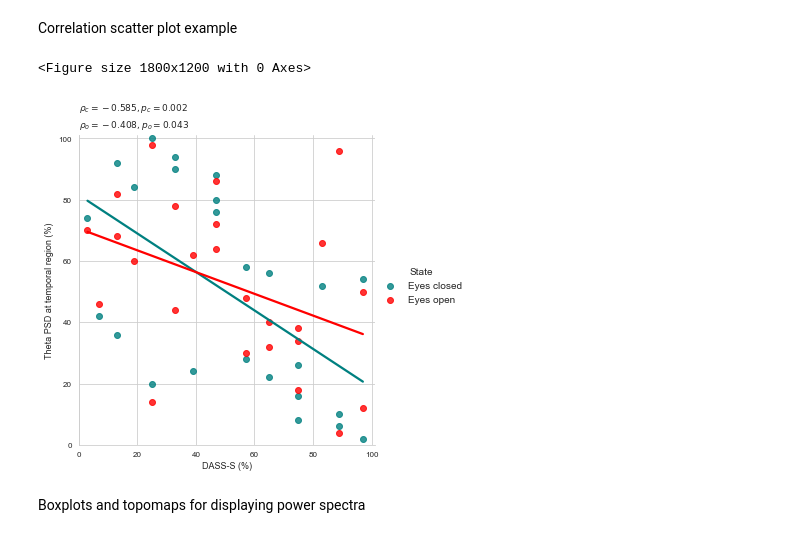
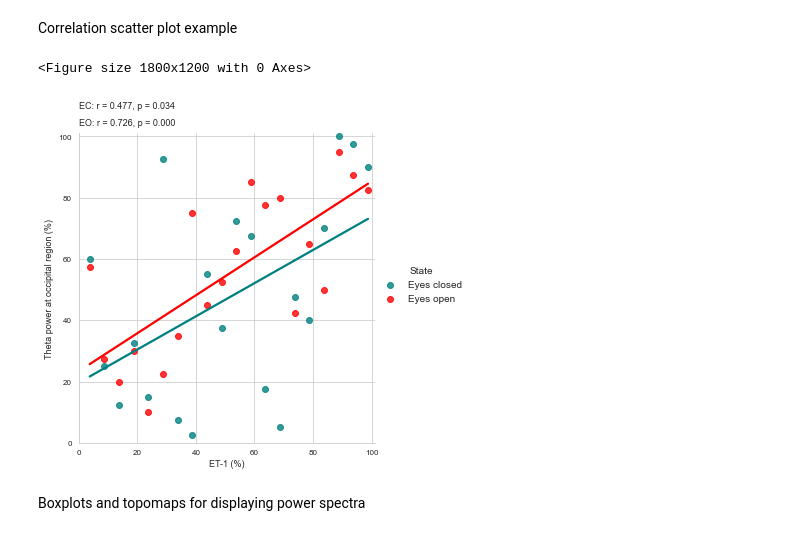
Before and after one commit to teanijarv/EEG-pyline, a Jupyter notebook: 03_datavisualisation.ipynb, the cells around one changed output. Drawn from its saved outputs; the diff is of its cells as text; code cells hidden in the pictures.

Commit message:
fooof analysis+small fixes
- created a new notebook for FOOOF analysis for aperiodic parameters estimation of PSD
- small edits, like plots optimization etc

```diff
--- a/03_datavisualisation.ipynb
+++ b/03_datavisualisation.ipynb
@@ -68,7 +68,8 @@ Wilcoxon: ['EO_06', 'EO_07'] High-Beta significant at ['F7']
 Wilcoxon: ['EO_06', 'EO_07'] Low-Beta significant at ['PO3' 'O1' 'Oz' 'PO4' 'P8']
 Wilcoxon: ['EO_00', 'EO_07'] Alpha significant at ['PO3']
 # %%
-clinical_data_path = r'C:\Users\TANIJARV\Downloads\Ketamine-SI project\eeg-pipeline\Data\clinicaldata.xlsx'
+#clinical_data_path = r'C:\Users\TANIJARV\Downloads\Ketamine-SI project\eeg-pipeline\Data\clinicaldata.xlsx'
+clinical_data_path = r'C:\Users\TANIJARV\Downloads\Ketamine-SI project\eeg-pipeline\Data\clinicaldata_wbiochem.xlsx'
 
 # Read clinical outcomes data and add it to the PSD data
 df_psd_reg_withclinical_ec = add_clinical_data_to_psd(df_psd_reg_ec,clinical_data_path,rstrip='_EC')
@@ -86,3 +87,6 @@ df_psd_withclinical_comparison_eo['State'] = 'Eyes open'
 df_psd_clinical_comparison = pd.concat([df_psd_withclinical_comparison_ec,df_psd_withclinical_comparison_eo])
 df_psd_clinical_comparison['Condition'] = df_psd_clinical_comparison['Condition']\
                                                 .str.replace(r'EC_', '').str.replace(r'EO_', '')
+
+# Remove subjects with missing data
+df_psd_clinical_comparison = df_psd_clinical_comparison.dropna()
@@ -91,14 +111,14 @@ df_psd_clinical_comparison['Condition'] = df_psd_clinical_comparison['Condition'
 # %% [markdown]
 Correlation scatter plot example
 # %%
-plot_correlation(df_psd_clinical_comparison,band='Theta',comparison_cond=['00','06'],region='Temporal',
-                  clinical_outcome='Dass21_stress',state=['Eyes closed','Eyes open'],
-                  labels=['DASS-S (%)','Theta PSD at temporal region (%)'],correlation='Spearman',
+plot_correlation(df_psd_clinical_comparison,band='Theta',comparison_cond=['00','06'],region='Occipital',
+                  clinical_outcome='ET-1',state=['Eyes closed','Eyes open'],
+                  labels=['ET-1 (%)','Theta power at occipital region (%)'],correlation='Spearman',
                   fnt=['sans-serif',9,8],color_palette=["#008080","#ff0000"],title=False,
-                  trend_line_ci=[True,None],legend=True,export=True)
+                  trend_line_ci=[True,None],legend=True,export=False)
 # %% [output]
 <Figure size 1800x1200 with 0 Axes>
-[figure, old version]
+[figure, new version]
 # %% [markdown]
 Boxplots and topomaps for displaying power spectra
 # %%
```
Also changed, not shown: parts of 2 cells of this notebook, 9 other files.
